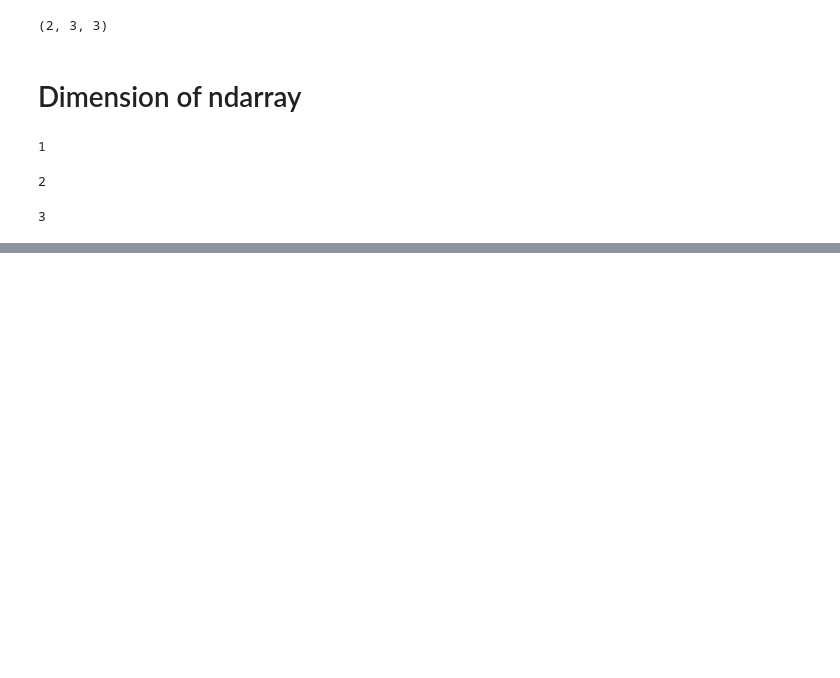
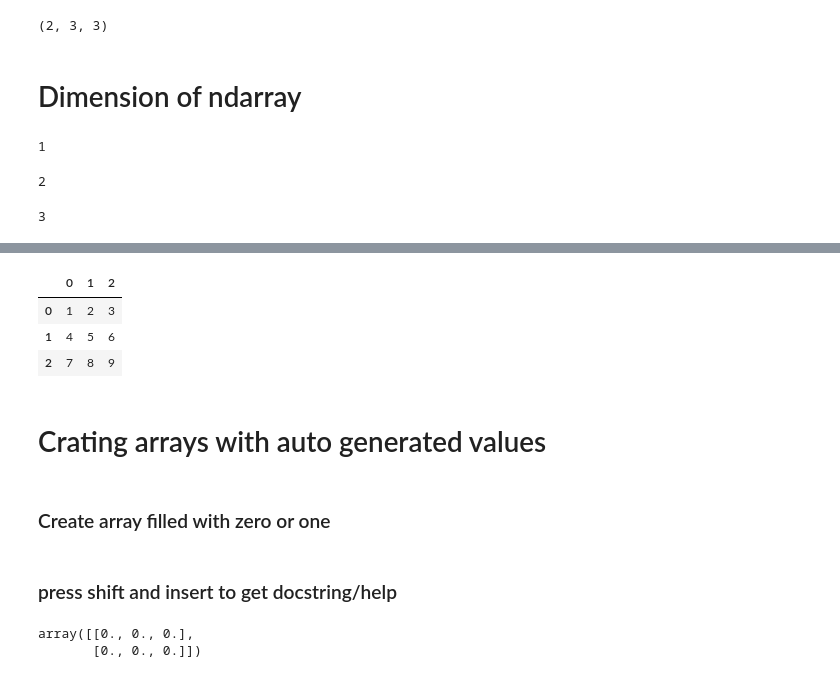
Before and after one commit to mail2prasanthv/3-AIML-Numpy, a Jupyter notebook: Introduction To Numpy.ipynb, the cells around one changed output, grey strips where cells are left out. Cells and saved outputs as stored; diff of their text form; code cells hidden in the pictures; blank space fills up the shorter version.

```diff
--- a/Introduction To Numpy.ipynb
+++ b/Introduction To Numpy.ipynb
@@ -71,0 +104,15 @@ array_3d.ndim
+# %%
+ df = pd.DataFrame(array_2d)
+# %%
+df
+# %% [output]
+|  | 0 | 1 | 2 |
+| 0 | 1 | 2 | 3 |
+| 1 | 4 | 5 | 6 |
+| 2 | 7 | 8 | 9 |
+# %% [markdown]
+# Crating arrays with auto generated values
+# %% [markdown]
+### Create array filled with zero or one
+# %% [markdown]
+### press shift and insert to get docstring/help
@@ -71,0 +121,5 @@ array_3d.ndim
+# %%
+sample_array_zero
+# %% [output]
+array([[0., 0., 0.],
+       [0., 0., 0.]])
```
Also changed, not shown: parts of 145 cells of this notebook, 2 other files.
